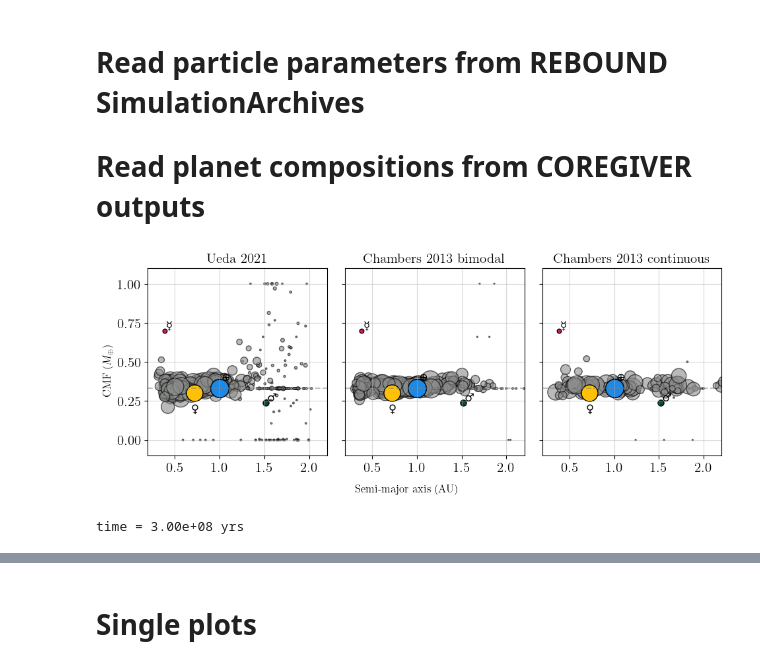
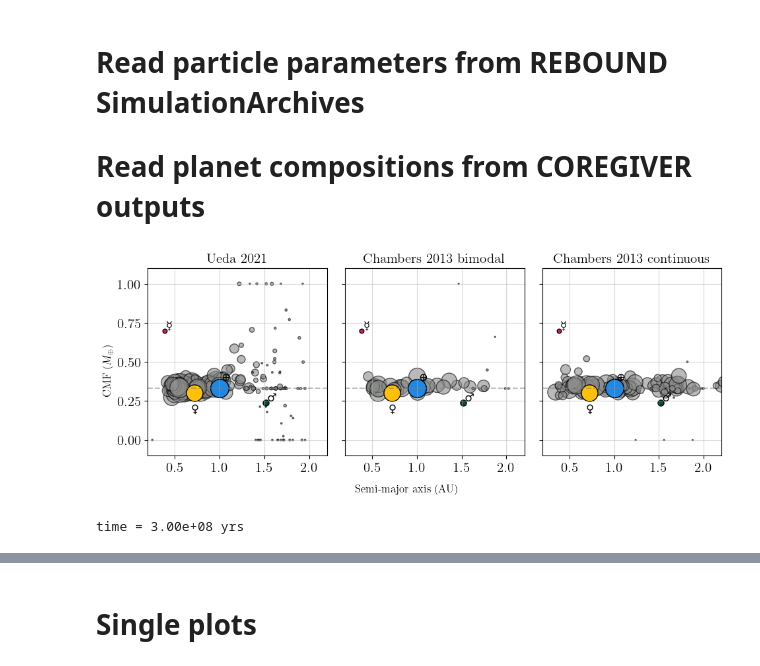
Before and after one commit to haniyehtajer/planet_cookbook, a Jupyter notebook: examples/evolved_planets/all_uniforms.ipynb, the cells around one changed output, grey strips where cells are left out. Saved outputs shown, nothing was run; the diff lists cells and outputs as text; code cells hidden in the pictures.

```diff
--- a/examples/evolved_planets/all_uniforms.ipynb
+++ b/examples/evolved_planets/all_uniforms.ipynb
@@ -103,20 +103,20 @@ cham_cont: 25
 # %%
 #FOR UEDA V3
 
-ueda_v3_ppdf_list = rr.get_particle_params_at_time(
-    f"/Users/honeyeah/Codes/data/ueda_v3/ueda_v3_", keep_ueda_v3, "ueda_v3_", cut_time
+ueda_v5_ppdf_list = rr.get_particle_params_at_time(
+    f"/Users/honeyeah/Codes/data/ueda_v5/ueda_v5_", keep_ueda_v5, "ueda_v5_", cut_time
 )
 
-ueda_v3_pldf_list = []
-for j, i in enumerate(keep_ueda_v3):
+ueda_v5_pldf_list = []
+for j, i in enumerate(keep_ueda_v5):
 
     df = rr.read_dbct_output(
-        f"/Users/honeyeah/Codes/data/ueda_v3/ueda_v3_{i+1}/uniform_33.txt",
+        f"/Users/honeyeah/Codes/data/ueda_v5/ueda_v5_{i+1}/uniform_33.txt",
         0.3, "none", "none"
     )
 
     df_len = len(df)
-    param_len = len(ueda_v3_ppdf_list[j])
+    param_len = len(ueda_v5_ppdf_list[j])
 
     min_len = min(df_len, param_len)
 
@@ -126,26 +126,26 @@ for j, i in enumerate(keep_ueda_v3):
 
     # Trim both to same length
     df = df.iloc[:min_len].copy()
-    semi_values = ueda_v3_ppdf_list[j]['semi'][:min_len]
+    semi_values = ueda_v5_ppdf_list[j]['semi'][:min_len]
     df['semi'] = semi_values.values  # if semi_values is a Series
     df['sim_id'] = i + 1
 
-    ueda_v3_pldf_list.append(df)
+    ueda_v5_pldf_list.append(df)
 # %%
-cham_bench_ppdf_list = rr.get_particle_params_at_time(
-    f"/Users/honeyeah/Codes/data/cham_bench/cham_bench_", keep_cham_bench, "cham_simarchive_", cut_time
+cham_bi_tajer_ppdf_list = rr.get_particle_params_at_time(
+    f"/Users/honeyeah/Codes/data/cham_bi_tajer/cham_bi_tajer_", keep_cham_bi_tajer, "cham_simarchive_", cut_time
 )
 
-cham_bench_pldf_list = []
+cham_bi_tajer_pldf_list = []
 
-for j, i in enumerate(keep_cham_bench):
+for j, i in enumerate(keep_cham_bi_tajer):
     df = rr.read_dbct_output(
-        f"/Users/honeyeah/Codes/data/cham_bench/cham_bench_{i+1}/uniform_33.txt",
+        f"/Users/honeyeah/Codes/data/cham_bi_tajer/cham_bi_tajer_{i+1}/uniform_33.txt",
         0.3, "none", "none"
     )
 
     df_len = len(df)
-    param_len = len(cham_bench_ppdf_list[j])
+    param_len = len(cham_bi_tajer_ppdf_list[j])
 
     min_len = min(df_len, param_len)
 
@@ -155,11 +155,11 @@ for j, i in enumerate(keep_cham_bench):
 
     # Trim both to same length
     df = df.iloc[:min_len].copy()
-    semi_values = cham_bench_ppdf_list[j]['semi'][:min_len]
+    semi_values = cham_bi_tajer_ppdf_list[j]['semi'][:min_len]
     df['semi'] = semi_values.values  # if semi_values is a Series
     df['sim_id'] = i + 1
 
-    cham_bench_pldf_list.append(df)
+    cham_bi_tajer_pldf_list.append(df)
 # %%
 cham_cont_ppdf_list = rr.get_particle_params_at_time(
     f"/Users/honeyeah/Codes/data/cham_cont/cham_cont_", keep_cham_cont, "cham_cont_", cut_time
@@ -190,16 +190,16 @@ for j, i in enumerate(keep_cham_cont):
 
     cham_cont_pldf_list.append(df)
 # %%
-ueda_v3_pldf = pd.concat(ueda_v3_pldf_list)
-cham_bench_pldf = pd.concat(cham_bench_pldf_list)
+ueda_v5_pldf = pd.concat(ueda_v5_pldf_list)
+cham_bi_tajer_pldf = pd.concat(cham_bi_tajer_pldf_list)
 cham_cont_pldf = pd.concat(cham_cont_pldf_list)
 
 fig, axes = plt.subplots(1, 3, figsize=(10, 4), sharey=True, sharex=True)
 
 # Plot configs
 datasets = [
-    ("Ueda 2021", ueda_v3_pldf, colors[3]),
-    ("Chambers 2013 bimodal", cham_bench_pldf, colors[3]),
+    ("Ueda 2021", ueda_v5_pldf, colors[3]),
+    ("Chambers 2013 bimodal", cham_bi_tajer_pldf, colors[3]),
     ("Chambers 2013 continuous", cham_cont_pldf, colors[3])
 ]
 
@@ -224,35 +224,35 @@ for ax, (label, df, color) in zip(axes.flat, datasets):
 
     ax.scatter(1.52, 0.24, color='#004D40', edgecolors='black', linewidths=1, s=0.107 * dot_scale, label = 'Mars')
     ax.annotate('♂', [1.53, 0.25], fontsize=12, usetex=False)
 
 
     # Reference lines
     #ax.plot([0.35, 2], [0.3, 0.3], linestyle='dashed', color='grey', alpha=0.5)
     #ax.plot([0.35, 0.35], [0.01, 1.2], linestyle='dashed', color='grey', alpha=0.5)
     #ax.plot([0.7, 0.7], [0.01, 1.2], linestyle='dashed', color='grey', alpha=0.5)
 
     ax.set_xlim(0.2, 2.2)
     ax.set_ylim(-0.1,1.1)
     ax.set_title(label)
 
 #ax.legend(loc = 'upper right')
 
 # Shared axis labels
 fig.text(0.5, 0.04, 'Semi-major axis (AU)', ha='center', fontsize=12)
 fig.text(0.04, 0.5, r'CMF ($M_\oplus$)', va='center', rotation='vertical', fontsize=12)
 
 #fig.suptitle('Uniform CMF distributions (0.33)')
 plt.tight_layout(rect=[0.05, 0.05, 1, 1])
 
 plt.savefig("paper_plots/uniform_cmf_dists.pdf", dpi=300)  # or .png
 
 plt.show()
 
 print(f"time = {cut_time:.2e} yrs")
 #print("mean max time reached for Ueda v1 = ", np.average(maxtimes_ueda_v1)/1e6, "Myrs")
-#print("mean max time reached for Cham = ", np.average(maxtimes_cham_bench)/1e6, "Myrs")
+#print("mean max time reached for Cham = ", np.average(maxtimes_cham_bi_tajer)/1e6, "Myrs")
 # %% [output]
-[figure, old version]
+[figure, new version]
 time = 3.00e+08 yrs
 # %%
 fig, axes = plt.subplots(1,3, figsize=(10, 4), sharey=True, sharex=True)
```
Also changed, not shown: parts of 11 cells of this notebook, 58 other files.
